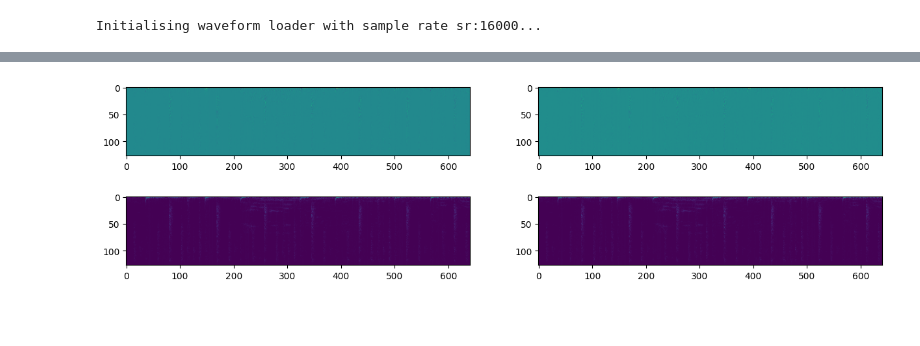
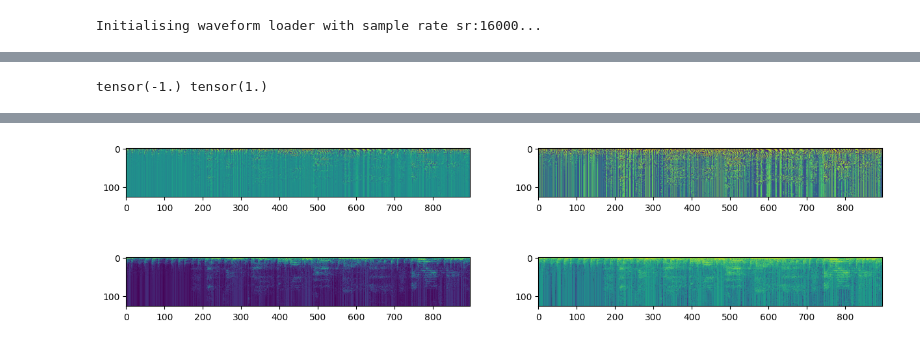
Before and after one commit to wkzng/iSincNet, a Jupyter notebook: demo.ipynb, the cells around one changed output, grey strips where cells are left out. Saved outputs shown, nothing was run; the diff lists cells and outputs as text; code cells hidden in the pictures; blank space fills up the shorter version.

Commit message:
isolate non-linearity into dedicated function for the mu-law companding and for the decoder

```diff
--- a/demo.ipynb
+++ b/demo.ipynb
@@ -26,5 +27,5 @@ audio_loader = WaveformLoader(sample_rate=SAMPLE_RATE, chunk_duration=CHUNK_DURA
 # %% [output]
 Initialising waveform loader with sample rate sr:16000...
 # %%
-model = SincNet(scale="lin").load_pretrained_weights().eval().to(device)
+model : SincNet = SincNet(scale="lin").load_pretrained_weights(weights_folder="pretrained").eval().to(device)
 # %% [output]
@@ -58,8 +59,8 @@ audio_pathes = {
     22:"audio/samplerules/drum-n-bass/16252608.mp3"
 }
 
-audio_path = audio_pathes[22]
-waveform = audio_loader.load(audio_path, offset=75, duration=5)
+audio_path = audio_pathes[17]
+waveform = audio_loader.load(audio_path, offset=21, duration=7)
 
 plt.plot(waveform[0])
 ipd.Audio(waveform, rate=SAMPLE_RATE, autoplay=False)
@@ -69,10 +70,11 @@ ipd.Audio(waveform, rate=SAMPLE_RATE, autoplay=False)
 # %%
-q_bits = 8
+q_bits = 16
 tokenizer = Tokenizer(q_bits=q_bits, use_mulaw_companding=True)
 # %%
 with torch.no_grad():
     # trnsform the waveform into tensor
     wav = torch.from_numpy(waveform).to(device).float()
+    print(wav.min(), wav.max())
 
     #encode and decode waveform
     s = model.encode(wav.unsqueeze(0))
@@ -85,38 +87,39 @@ with torch.no_grad():
     detokenized_wav = model.decode(sr)
 
     #apply mu-law-companding for visualization
-    #s = compute_forward_mu_law_companding(s, q_bits=q_bits)
-    #sr = compute_forward_mu_law_companding(sr, q_bits=q_bits)
+    s = compute_forward_mu_law_companding(s, q_bits=q_bits)
+    sr = compute_forward_mu_law_companding(sr, q_bits=q_bits)
 
 
 f, axes = plt.subplots(2, 2, figsize=(15, 4))
 y = s[0].detach().numpy()
 yr = sr[0].detach().numpy()
 
 axes[0,0].imshow(y)
 axes[1,0].imshow(np.abs(y))
 
 axes[0,1].imshow(yr)
 axes[1,1].imshow(np.abs(yr))
 
 # Create your Audio objects
 audio1 = ipd.Audio(reconstructed_wav, rate=SAMPLE_RATE, autoplay=False)
 audio2 = ipd.Audio(detokenized_wav, rate=SAMPLE_RATE, autoplay=False)
 # Embed them in HTML with flexbox for horizontal layout
 html_content = f"""
 <div style="display:flex; justify-content:space-around;">
     <div>
         <h3>Reconstructed waveform</h3>
         {audio1._repr_html_()}
     </div>
     <div>
         <h3>Detokenized waveform</h3>
         {audio2._repr_html_()}
     </div>
 </div>
 """
 # Display the HTML
 display(HTML(html_content))
 # %% [output]
+tensor(-1.) tensor(1.)
 [interactive output not drawn]
-[figure, old version]
+[figure, new version]
```
Also changed, not shown: parts of 8 cells of this notebook, 1 other file.
